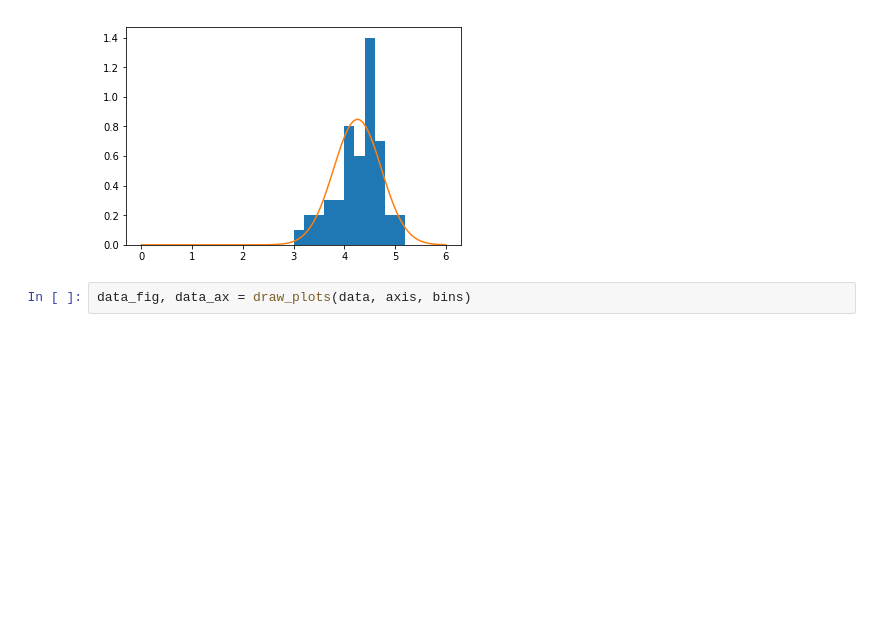
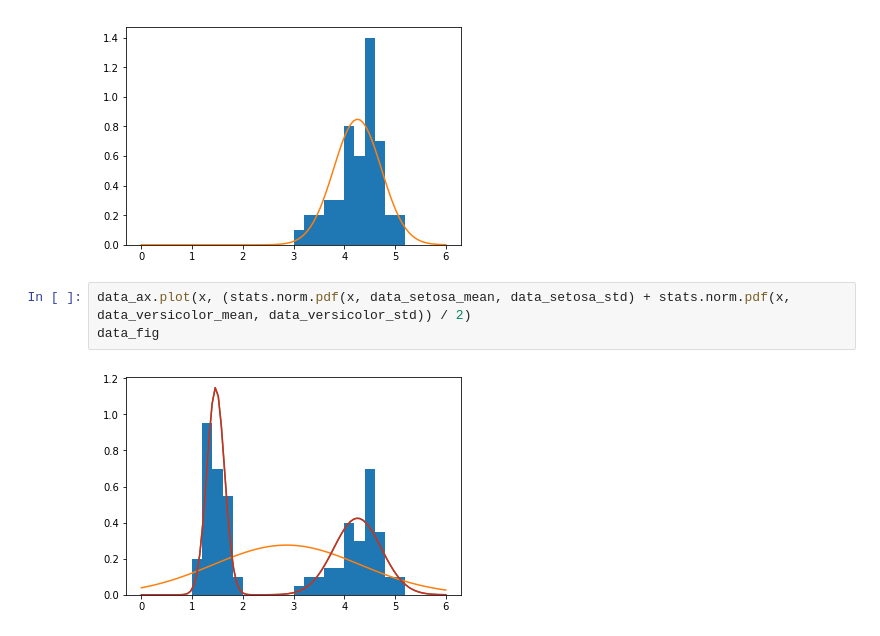
Before and after one commit to DanDoge/course_hkust, a Jupyter notebook: Prob. and Rand. Proc/homework/hw2_programming/New Solution.ipynb, the cells around one changed output. Cells and saved outputs as stored; diff of their text form; blank space fills up the shorter version.

```diff
--- a/Prob. and Rand. Proc/homework/hw2_programming/New Solution.ipynb
+++ b/Prob. and Rand. Proc/homework/hw2_programming/New Solution.ipynb
@@ -64,5 +64,8 @@ data_versicolor_ax.plot(x, stats.norm.pdf(x, data_versicolor_mean, data_versicol
 data_versicolor_fig
 # %% [output]
 [figure]
-# %%
-data_fig, data_ax = draw_plots(data, axis, bins)
+# %%
+data_ax.plot(x, (stats.norm.pdf(x, data_setosa_mean, data_setosa_std) + stats.norm.pdf(x, data_versicolor_mean, data_versicolor_std)) / 2)
+data_fig
+# %% [output]
+[figure, added]
```
Also changed, not shown: 7 other files.
